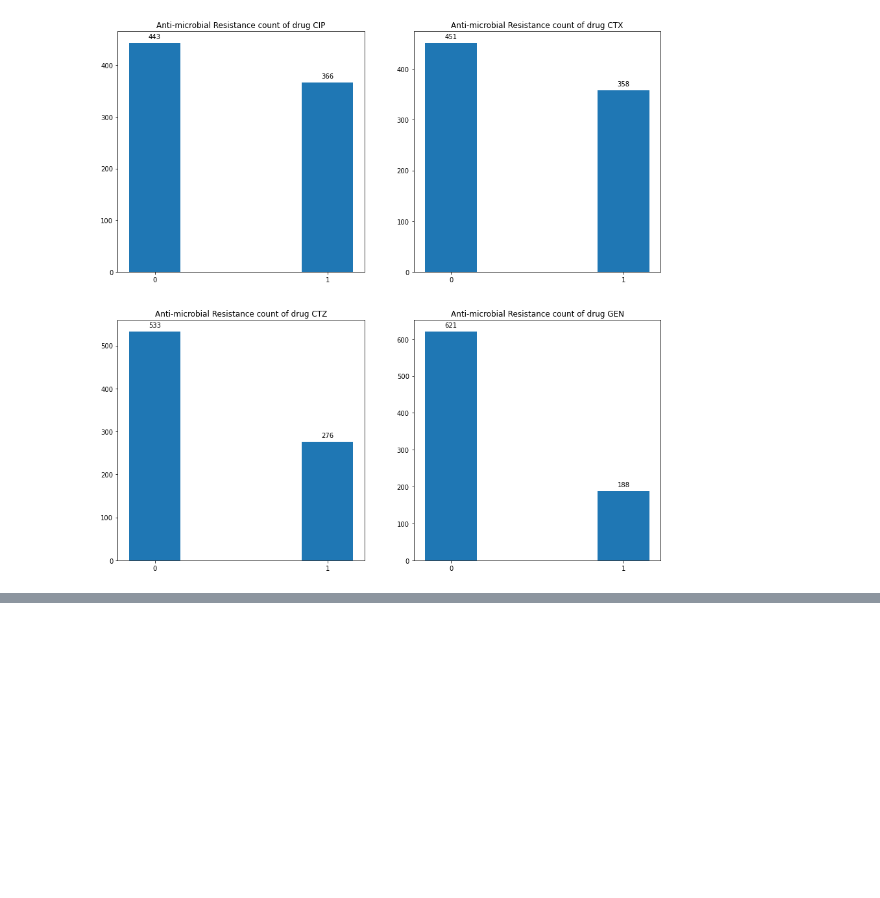
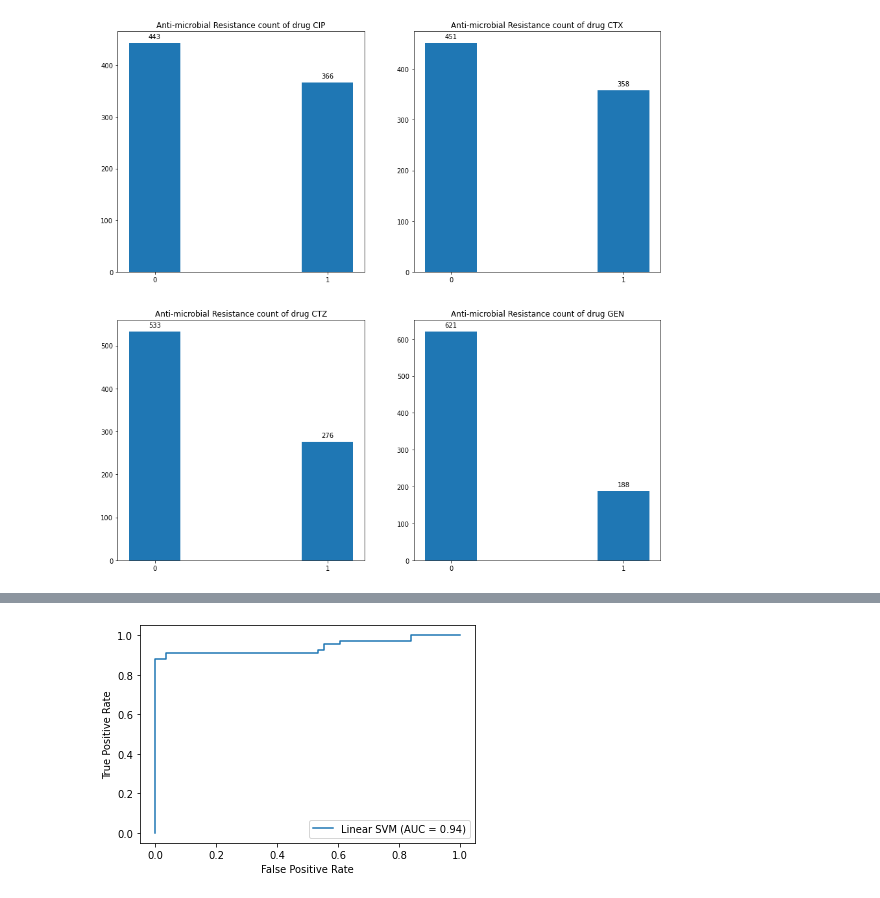
Before and after one commit to VickusWan/CSC869-Finalproject, a Jupyter notebook: VictorUong_part.ipynb, the cells around one changed output, grey strips where cells are left out. Cells and saved outputs as stored; diff of their text form; code cells hidden in the pictures; blank space fills up the shorter version.

```diff
--- a/VictorUong_part.ipynb
+++ b/VictorUong_part.ipynb
@@ -130,0 +167,13 @@ for row_num in range(n_rows):
+# %%
+svc = SVC( probability=True)
+svc.fit(X_train, y_train)
+y1_probs_svc = svc.predict_proba(X_test)
+
+fpr_svc, tpr_svc, thresholds_svc = roc_curve(y_test, y1_probs[:, 1])
+
+roc_auc_svc = metrics.auc(fpr_svc, tpr_svc)
+display = metrics.RocCurveDisplay(fpr=fpr_svc, tpr=tpr_svc, roc_auc=roc_auc_svc, estimator_name='Linear SVM')
+display.plot()
+plt.show()
+# %% [output]
+[figure, added]
```
Also changed, not shown: parts of 22 cells of this notebook.
